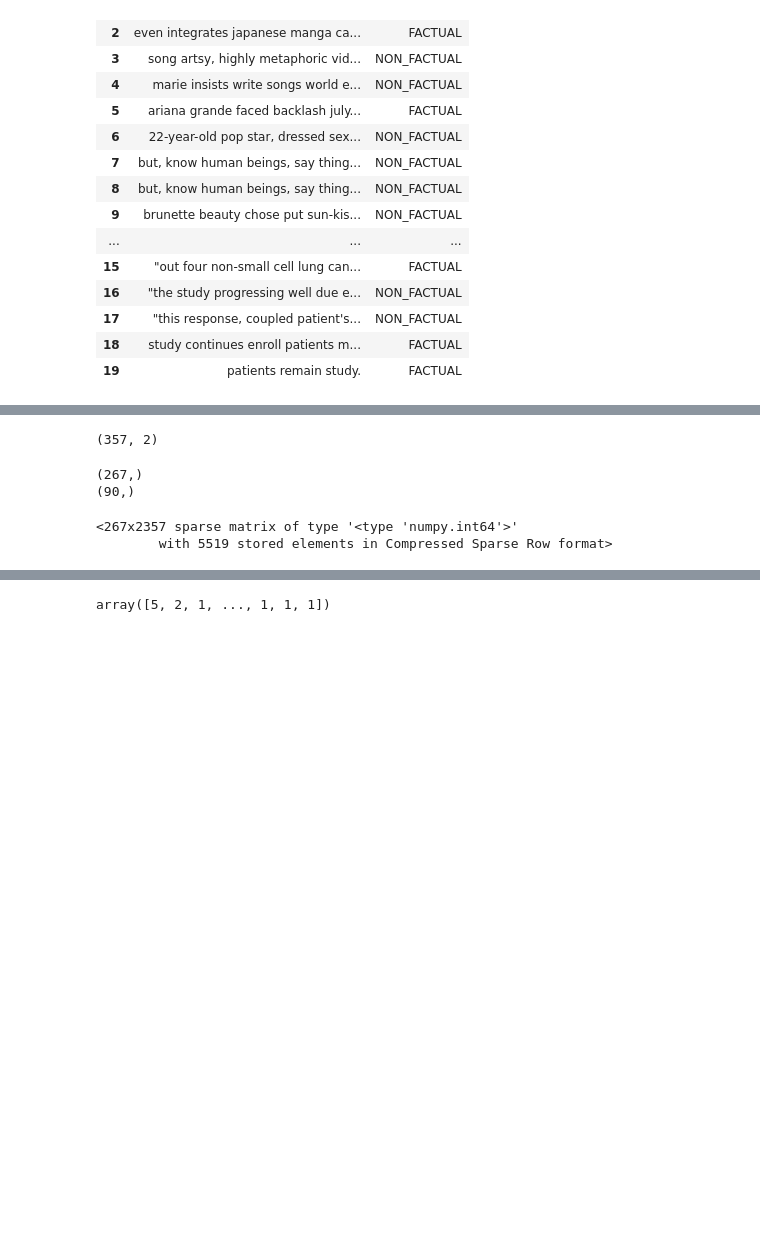
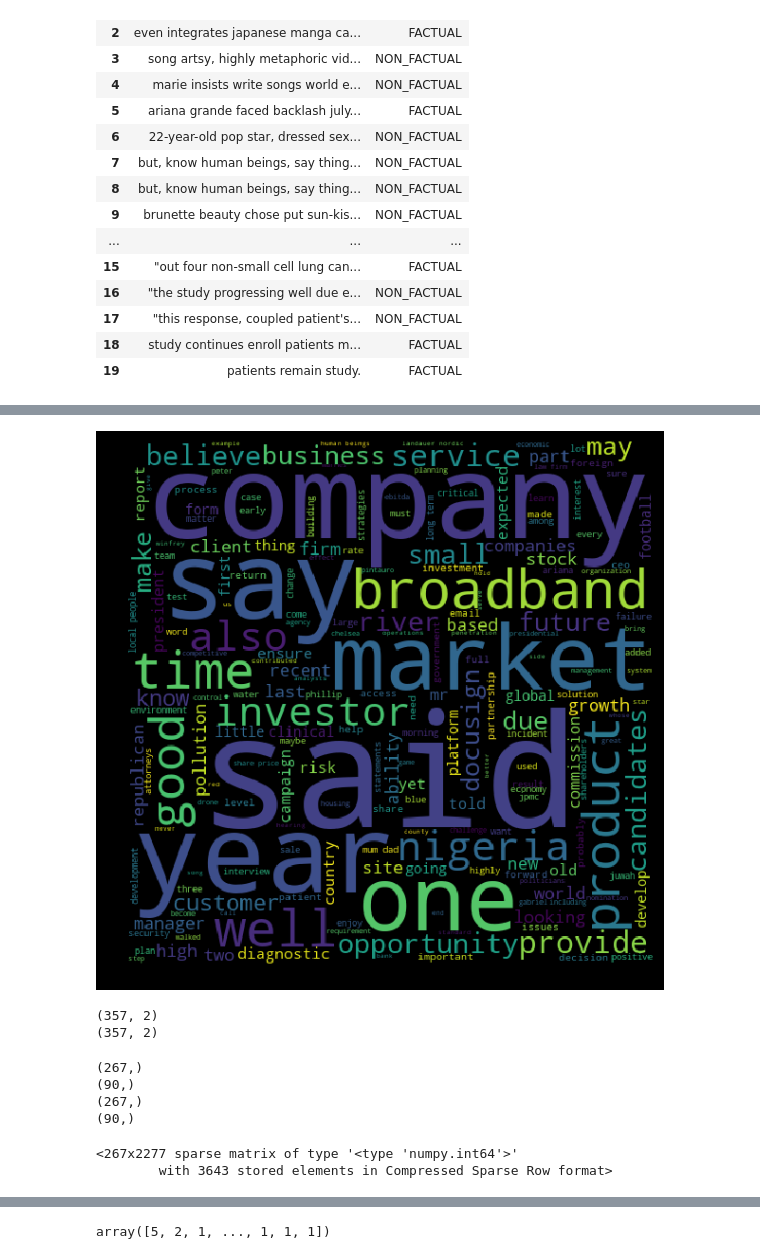
Before and after one commit to CarolineLiong/Fact-vs-Opinion-Articles, a Jupyter notebook: CSCI 183 Project .ipynb, the cells around one changed output, grey strips where cells are left out. Drawn from its saved outputs; the diff is of its cells as text; code cells hidden in the pictures; blank space fills up the shorter version.

```diff
--- a/CSCI 183 Project .ipynb
+++ b/CSCI 183 Project .ipynb
@@ -211,3 +208,14 @@ plt.show()
+# %%
+#cloud word for filtered dataset (nonfactual)
+nonfact_words = ' '.join(list(dff[dff['Tag']== 0]['Sentence']))
+nonfact_wc = WordCloud(width = 512, height=512).generate(nonfact_words)
+plt.figure(figsize = (10,8), facecolor = 'k')
+plt.imshow(nonfact_wc)
+plt.axis('off')
+plt.tight_layout(pad=0)
+plt.show()
+# %% [output]
+[figure, added]
 # %%
 #define X and Y
 X= df.Sentence
@@ -215,15 +226,23 @@ y = df.Tag
 # %%
 print df.shape
+print dff.shape
 # %% [output]
 (357, 2)
+(357, 2)
 # %%
 from sklearn.cross_validation import train_test_split
 X_train, X_test, y_train, y_test = train_test_split(X, y, random_state=1)
 print X_train.shape
 print X_test.shape
+
+Xf_train, Xf_test, yf_train, yf_test = train_test_split(Xf, yf, random_state=1)
+print Xf_train.shape
+print Xf_test.shape
 # %% [output]
 (267,)
 (90,)
+(267,)
+(90,)
 # %%
 from sklearn.feature_extraction.text import CountVectorizer
 # instantiate the vectorizer
@@ -233,8 +252,11 @@ v = CountVectorizer()
 
 X_train_data = v.fit_transform(X_train)
 X_train_data
+
+Xf_train_data = v.fit_transform(Xf_train)
+Xf_train_data
 # %% [output]
-<267x2357 sparse matrix of type '<type 'numpy.int64'>'
-        with 5519 stored elements in Compressed Sparse Row format>
+<267x2277 sparse matrix of type '<type 'numpy.int64'>'
+        with 3643 stored elements in Compressed Sparse Row format>
 # %%
 X_test_data = v.transform(X_test)
```
Also changed, not shown: parts of 32 cells of this notebook.
